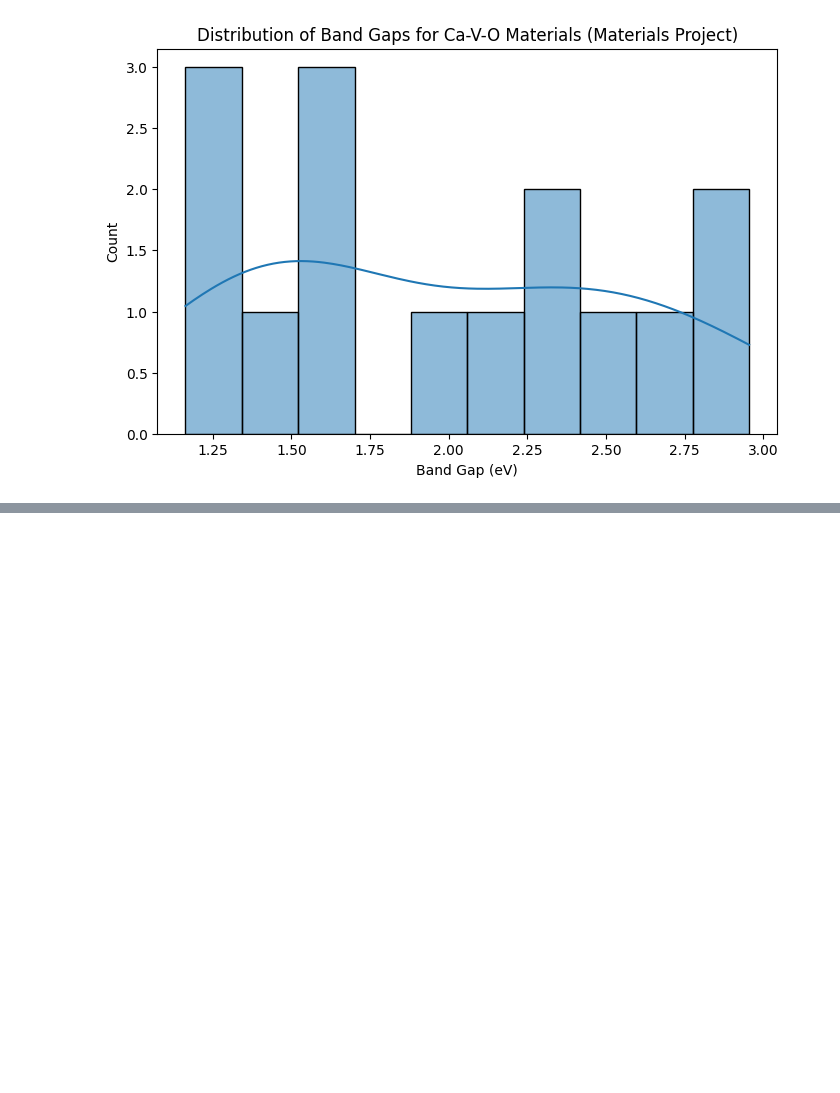
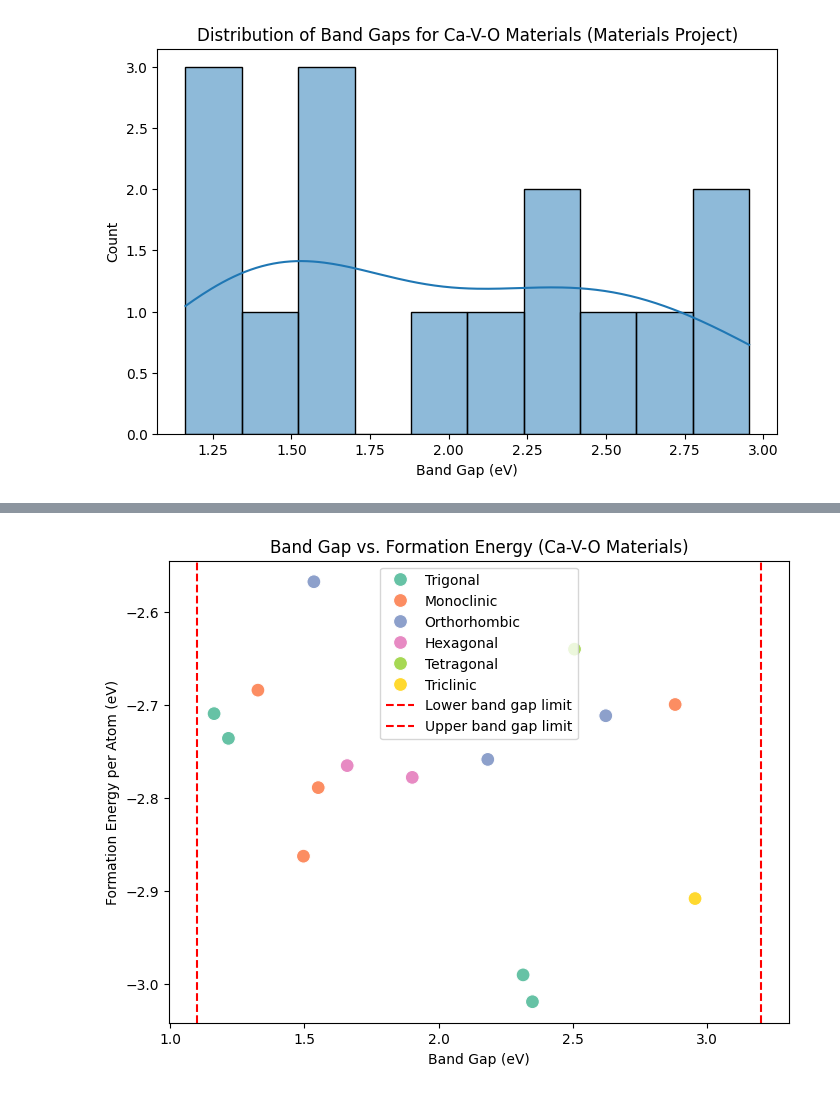
Before and after one commit to vmiranda4/materials-data-mining, a Jupyter notebook: tutorial/_build/jupyter_execute/data_mining/materials_scanning.ipynb, the cells around one changed output, grey strips where cells are left out. Cells and saved outputs as stored; diff of their text form; code cells hidden in the pictures; blank space fills up the shorter version.

```diff
--- a/tutorial/_build/jupyter_execute/data_mining/materials_scanning.ipynb
+++ b/tutorial/_build/jupyter_execute/data_mining/materials_scanning.ipynb
@@ -90,7 +90,7 @@ Just as we did in the previous tutorial, we need to connect to the Material Proj
 We query the Materials Project database for Ca-V-O materials within the band gap range
 # %%
 # Replace YOUR_API_KEY_HERE with your Materials Project API key
-API_KEY = "YOUR_API_KEY_HERE"
+API_KEY = "YOUR_APIA_KEY_HERE"
 mpr = MPRester(API_KEY)
 
 # Search parameters
@@ -155,0 +180,19 @@ plt.show()
+# %%
+plt.figure(figsize=(8, 6))
+sns.scatterplot(
+    data=df_mp,
+    x="band_gap",
+    y="formation_energy_per_atom",
+    hue="crystal_system",
+    s=100,
+    palette="Set2"
+)
+plt.axvline(1.1, color="red", linestyle="--", label="Lower band gap limit")
+plt.axvline(3.2, color="red", linestyle="--", label="Upper band gap limit")
+plt.xlabel("Band Gap (eV)")
+plt.ylabel("Formation Energy per Atom (eV)")
+plt.title("Band Gap vs. Formation Energy (Ca-V-O Materials)")
+plt.legend()
+plt.show()
+# %% [output]
+[figure, added]
```
Also changed, not shown: parts of 30 cells of this notebook, 12 other files.
